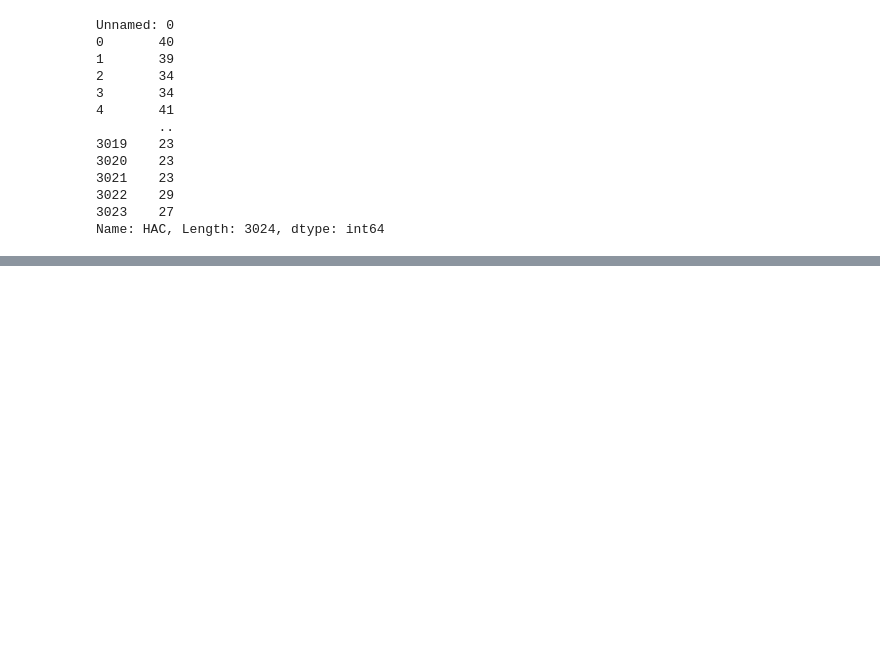
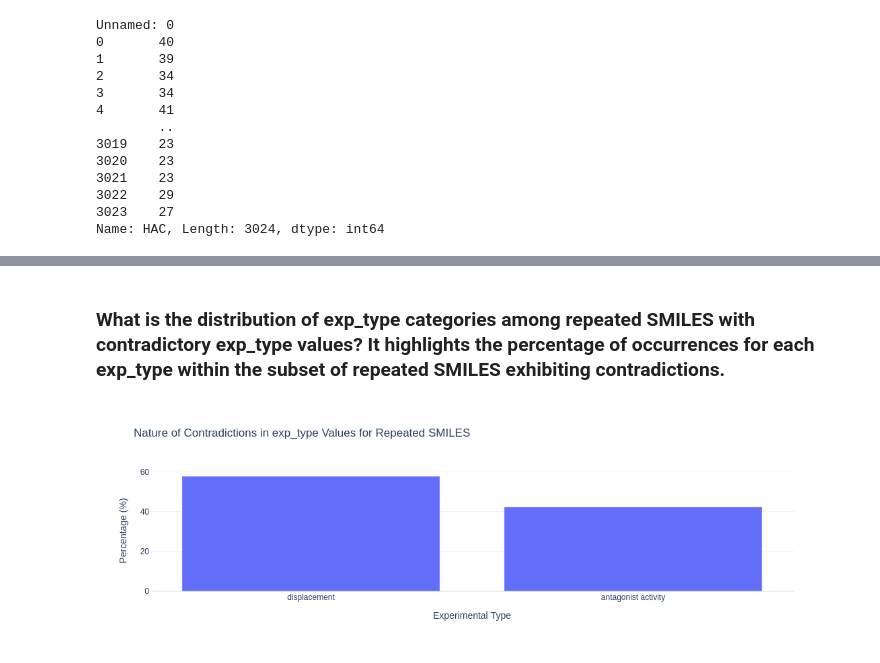
Before and after one commit to pushkarjajoria/Tox21, a Jupyter notebook: exploration_notebooks/cache5_exploration.ipynb, the cells around one changed output, grey strips where cells are left out. Saved outputs shown, nothing was run; the diff lists cells and outputs as text; code cells hidden in the pictures; blank space fills up the shorter version.

```diff
--- a/exploration_notebooks/cache5_exploration.ipynb
+++ b/exploration_notebooks/cache5_exploration.ipynb
@@ -151,0 +254,25 @@ Name: HAC, Length: 3024, dtype: int64
+# %% [markdown]
+### What is the distribution of exp_type categories among repeated SMILES with contradictory exp_type values? It highlights the percentage of occurrences for each exp_type within the subset of repeated SMILES exhibiting contradictions.
+# %%
+# Filter SMILES with contradictory exp_type
+contradictory_smiles = df[df['smiles'].isin(
+    contradictions[contradictions['is_contradictory']]['smiles']
+)]
+
+# Count occurrences of each exp_type for contradictory SMILES
+contradictory_exp_type = contradictory_smiles['exp_type'].value_counts(normalize=True) * 100
+contradictory_exp_type = contradictory_exp_type.reset_index()
+contradictory_exp_type.columns = ['exp_type', 'percentage']
+
+# Plot distribution of contradictory exp_type
+fig_contradiction_nature = px.bar(
+    contradictory_exp_type,
+    x='exp_type',
+    y='percentage',
+    title='Nature of Contradictions in exp_type Values for Repeated SMILES',
+    labels={'exp_type': 'Experimental Type', 'percentage': 'Percentage (%)'},
+    template='plotly_white'
+)
+fig_contradiction_nature.show()
+# %% [output]
+[figure, added]
```
Also changed, not shown: parts of 10 cells of this notebook, 7 other files.
